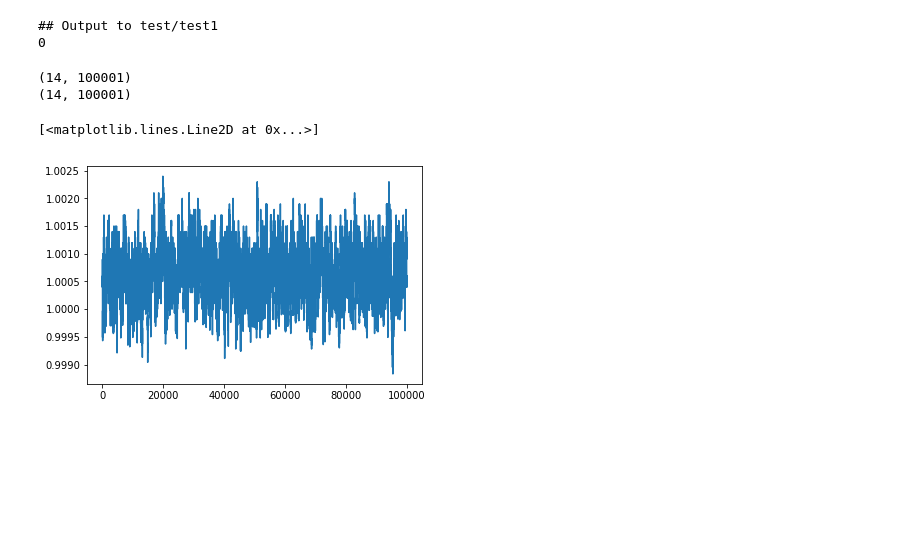
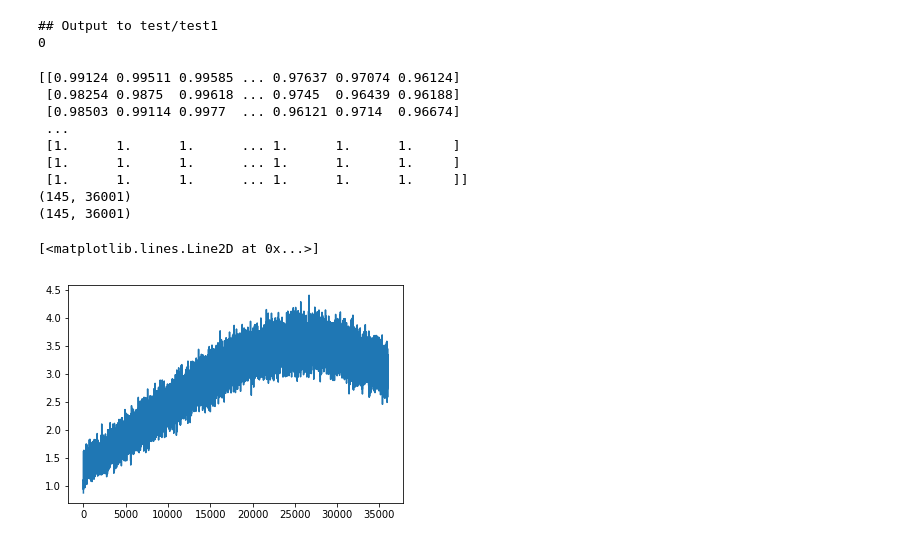
Before and after one commit to c-matthews/pypower, a Jupyter notebook: visual.ipynb, the cells around one changed output. Cells and saved outputs as stored; diff of their text form; code cells hidden in the pictures; blank space fills up the shorter version.

```diff
--- a/visual.ipynb
+++ b/visual.ipynb
@@ -42,14 +42,22 @@ mag = np.loadtxt('test/test1/m.0')
 le = np.loadtxt('test/test1/le.0')
 freq = np.loadtxt('test/test1/f.0')
 
+print mag
 
 print mag.shape
 print freq.shape
 # %% [output]
-(14, 100001)
-(14, 100001)
+[[0.99124 0.99511 0.99585 ... 0.97637 0.97074 0.96124]
+ [0.98254 0.9875  0.99618 ... 0.9745  0.96439 0.96188]
+ [0.98503 0.99114 0.9977  ... 0.96121 0.9714  0.96674]
+ ...
+ [1.      1.      1.      ... 1.      1.      1.     ]
+ [1.      1.      1.      ... 1.      1.      1.     ]
+ [1.      1.      1.      ... 1.      1.      1.     ]]
+(145, 36001)
+(145, 36001)
 # %%
-plt.plot(mag[3])
+plt.plot(le[160])
 # %% [output]
 [<matplotlib.lines.Line2D at 0x...>]
-[figure, old version]
+[figure, new version]
```
Also changed, not shown: parts of 4 cells of this notebook, 3 other files.
